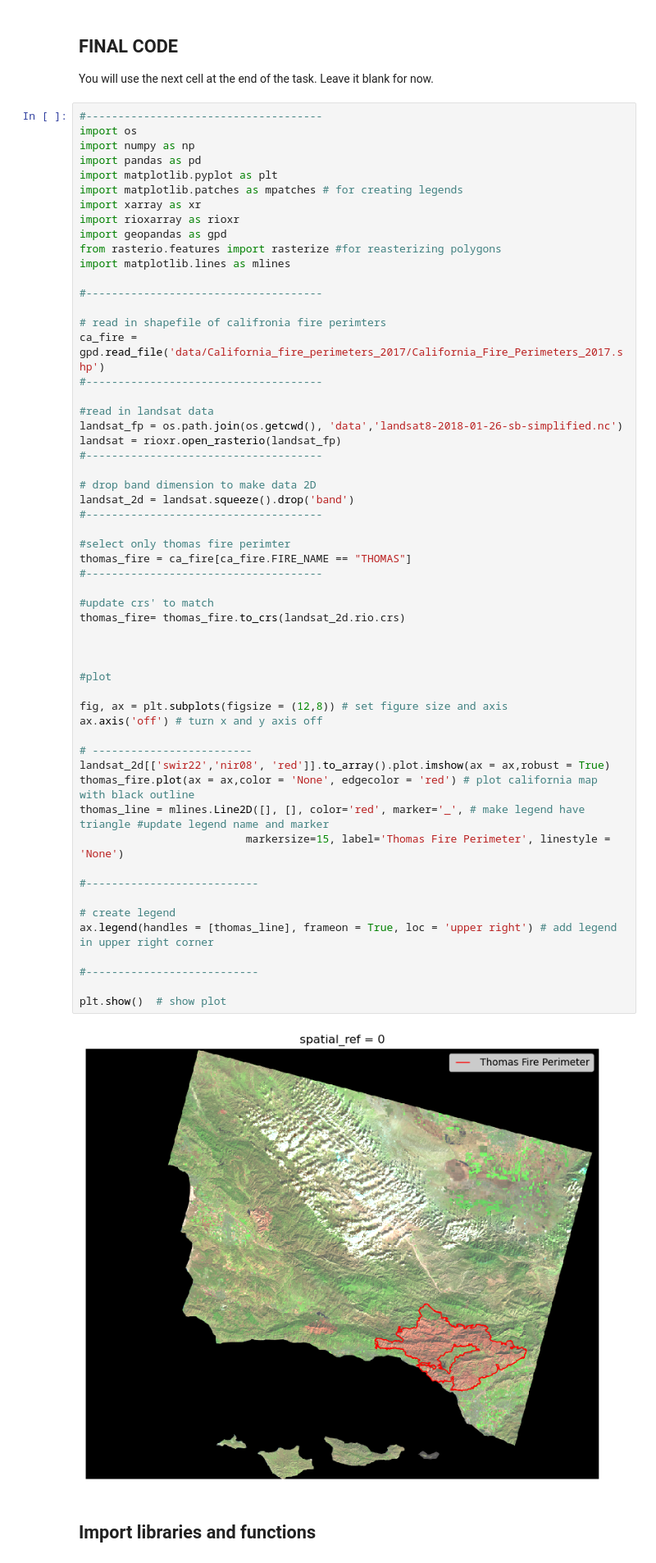
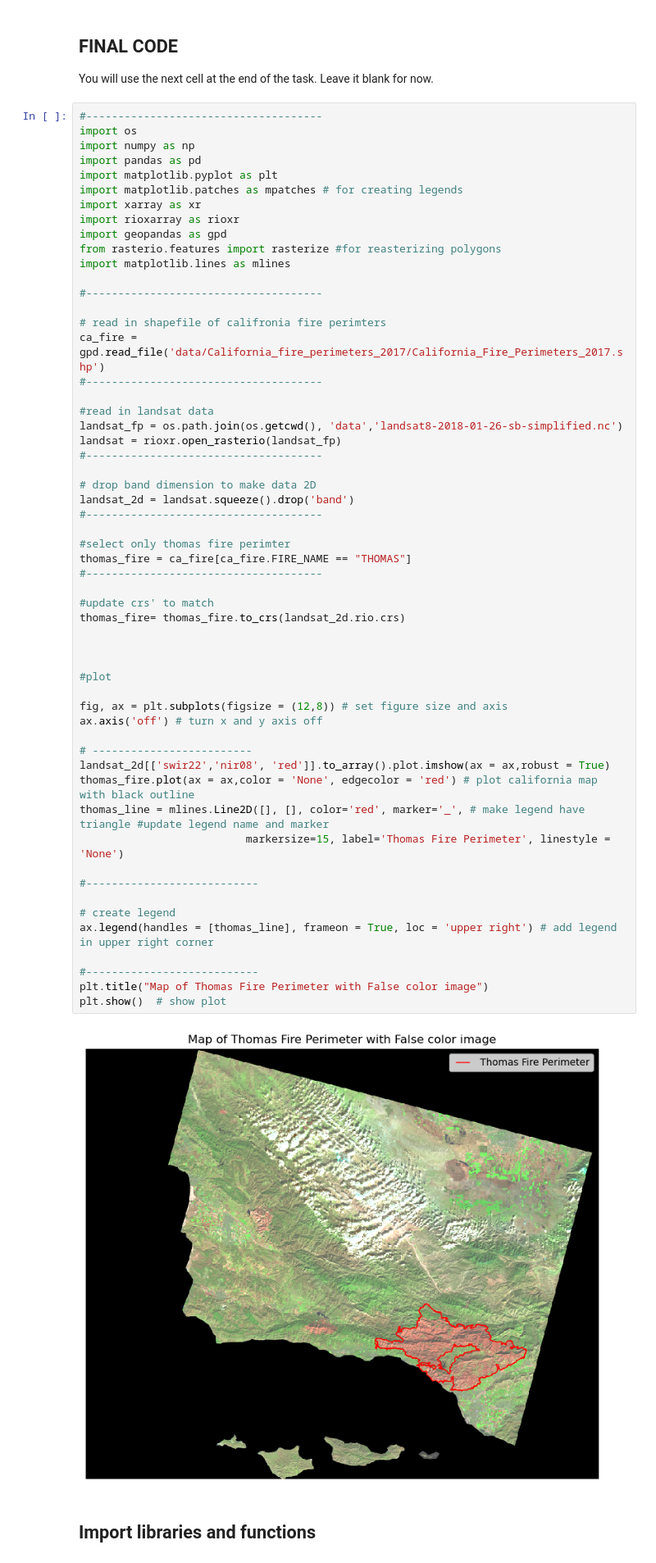
Before and after one commit to annieradams/eds220-hwk4, a Jupyter notebook: hwk4-task2-false-color.ipynb, the cells around one changed output. Shown at 82% size. Drawn from its saved outputs; the diff is of its cells as text.

Commit message:
updated titles

```diff
--- a/hwk4-task2-false-color.ipynb
+++ b/hwk4-task2-false-color.ipynb
@@ -78,35 +78,35 @@ landsat_2d = landsat.squeeze().drop('band')
 #-------------------------------------
 
 #select only thomas fire perimter
 thomas_fire = ca_fire[ca_fire.FIRE_NAME == "THOMAS"]
 #-------------------------------------
 
 #update crs' to match
 thomas_fire= thomas_fire.to_crs(landsat_2d.rio.crs)
 
 
 
 #plot
 
 fig, ax = plt.subplots(figsize = (12,8)) # set figure size and axis
 ax.axis('off') # turn x and y axis off
 
 # -------------------------
 landsat_2d[['swir22','nir08', 'red']].to_array().plot.imshow(ax = ax,robust = True)
 thomas_fire.plot(ax = ax,color = 'None', edgecolor = 'red') # plot california map with black outline
 thomas_line = mlines.Line2D([], [], color='red', marker='_', # make legend have triangle #update legend name and marker
                           markersize=15, label='Thomas Fire Perimeter', linestyle = 'None')
 
 #---------------------------
 
 # create legend
 ax.legend(handles = [thomas_line], frameon = True, loc = 'upper right') # add legend in upper right corner
 
 #---------------------------
-
+plt.title("Map of Thomas Fire Perimeter with False color image")
 plt.show()  # show plot
 # %% [output]
-[figure, old version]
+[figure, new version]
 # %% [markdown]
 ## Import libraries and functions
 # %%
```
Also changed, not shown: parts of 4 cells of this notebook, 1 other file.
